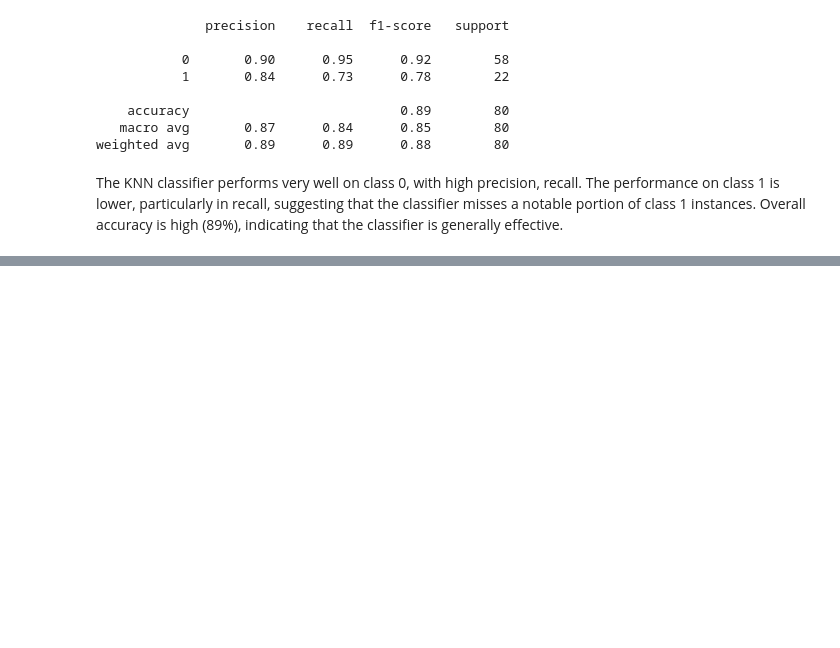
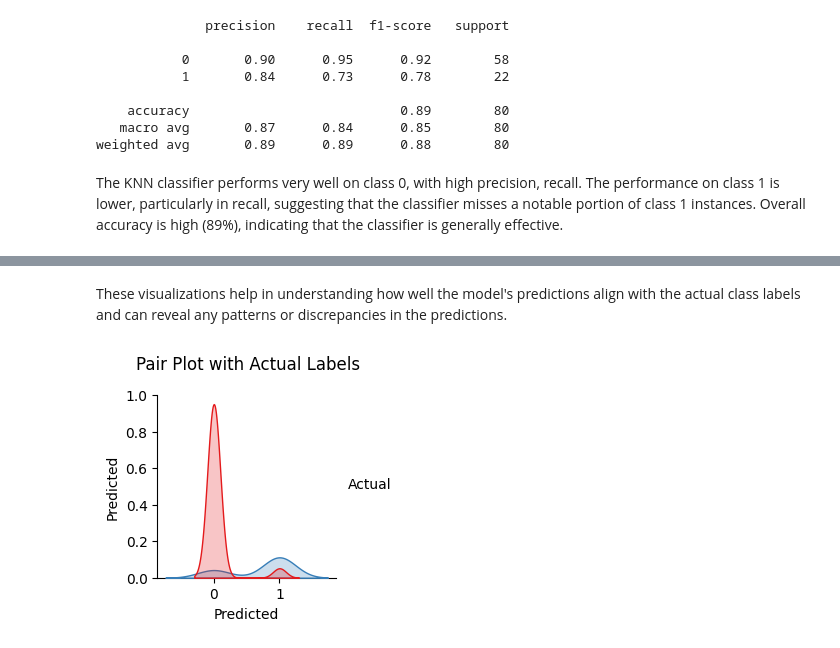
Before and after one commit to gacek7/KNN-python-workshop, a Jupyter notebook: kNN.ipynb, the cells around one changed output, grey strips where cells are left out. Cells and saved outputs as stored; diff of their text form; code cells hidden in the pictures; blank space fills up the shorter version.

```diff
--- a/kNN.ipynb
+++ b/kNN.ipynb
@@ -214,0 +258,9 @@ The KNN classifier performs very well on class 0, with high precision, recall. T
+# %% [markdown]
+These visualizations help in understanding how well the model's predictions align with the actual class labels and can reveal any patterns or discrepancies in the predictions.
+# %%
+
+sns.pairplot(results_df, hue='Actual', markers=["o", "s"], palette="Set1", diag_kind="kde")
+plt.suptitle('Pair Plot with Actual Labels', y = 1.1)
+plt.show()
+# %% [output]
+[figure, added]
```
Also changed, not shown: parts of 7 cells of this notebook, 1 other file.
